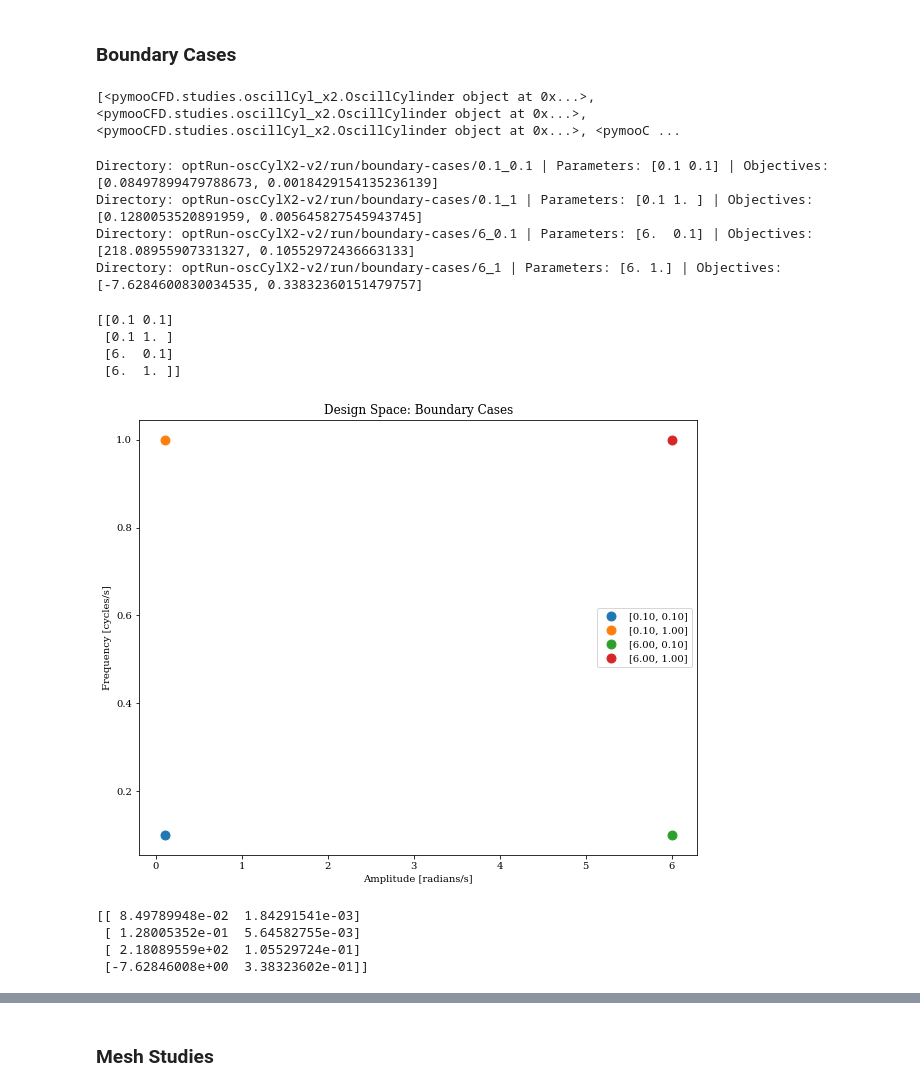
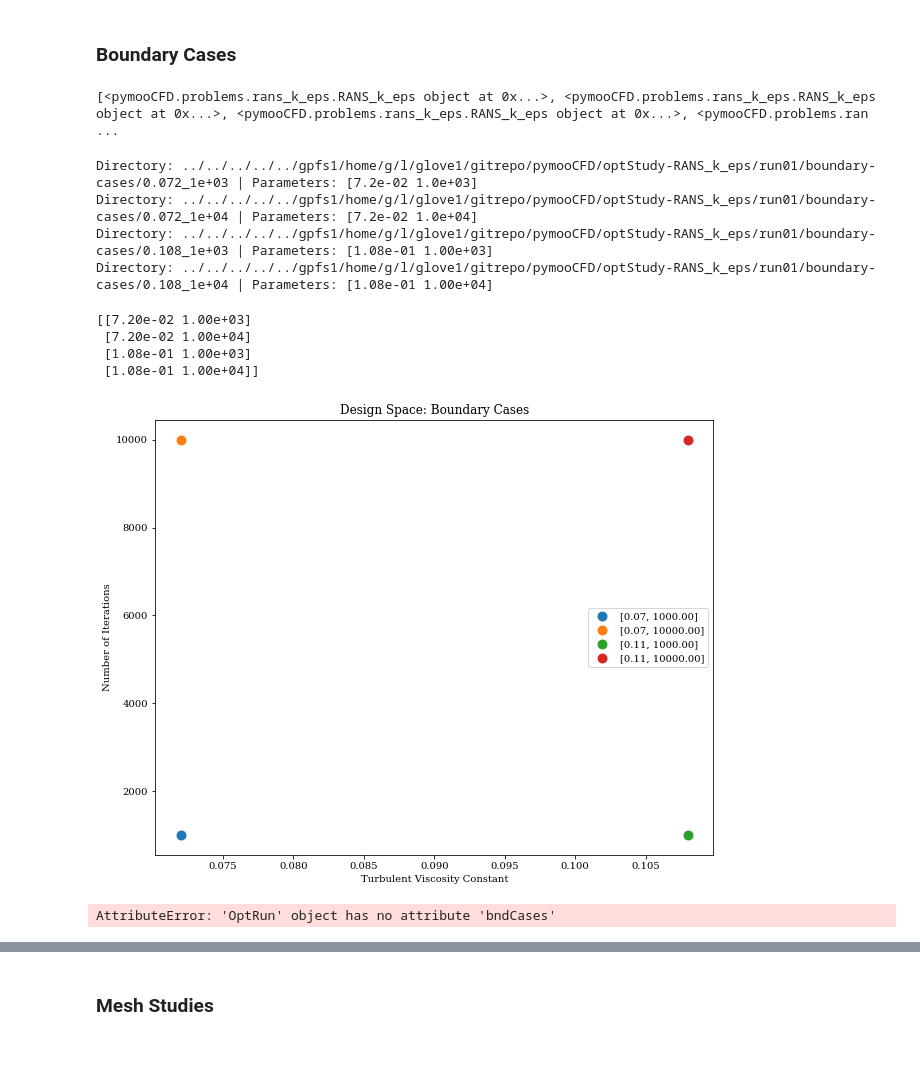
Before and after one commit to gmclove/pymooCFD, a Jupyter notebook: optPostProc.ipynb, the cells around one changed output, grey strips where cells are left out. Drawn from its saved outputs; the diff is of its cells as text; code cells hidden in the pictures; blank space fills up the shorter version.

```diff
--- a/optPostProc.ipynb
+++ b/optPostProc.ipynb
@@ -16,5 +16,5 @@ from pymooCFD.problems
 # %%
-f
+study = MinimizeCFD(RANS_k_eps)
 # from setupOpt import optRun
 # from pymooCFD.studies.oscillCyl_soo import optRun
 #from pymooCFD.studies.compDistOpt_x2 import optRun
@@ -106,2 +65,4 @@ optRun-oscCylX2-v2/run/plots
+# %%
+opt_run = study.opt_runs[0]
 # %% [markdown]
 ### Check Out Data Generated
@@ -386,50 +255,47 @@ Directory: optRun-oscCylX2-v2/run/test_case/mesh_study/meshSF-5.0 | Parameters:
 # %% [markdown]
 ### Boundary Cases
 # %%
-print(optRun.bndCases)
+print(opt_run.bnd_cases)
 # %% [output]
-[<pymooCFD.studies.oscillCyl_x2.OscillCylinder object at 0x...>, <pymooCFD.studies.oscillCyl_x2.OscillCylinder object at 0x...>, <pymooCFD.studies.oscillCyl_x2.OscillCylinder object at 0x...>, <pymooC ...
+[<pymooCFD.problems.rans_k_eps.RANS_k_eps object at 0x...>, <pymooCFD.problems.rans_k_eps.RANS_k_eps object at 0x...>, <pymooCFD.problems.rans_k_eps.RANS_k_eps object at 0x...>, <pymooCFD.problems.ran ...
 # %%
-if optRun.bndCases is not None:
-    for case in optRun.bndCases:
+if opt_run.bnd_cases is not None:
+    for case in opt_run.bnd_cases:
         print(case)
 # %% [output]
-Directory: optRun-oscCylX2-v2/run/boundary-cases/0.1_0.1 | Parameters: [0.1 0.1] | Objectives: [0.08497899479788673, 0.0018429154135236139]
-Directory: optRun-oscCylX2-v2/run/boundary-cases/0.1_1 | Parameters: [0.1 1. ] | Objectives: [0.1280053520891959, 0.005645827545943745]
-Directory: optRun-oscCylX2-v2/run/boundary-cases/6_0.1 | Parameters: [6.  0.1] | Objectives: [218.08955907331327, 0.10552972436663133]
-Directory: optRun-oscCylX2-v2/run/boundary-cases/6_1 | Parameters: [6. 1.] | Objectives: [-7.6284600830034535, 0.33832360151479757]
+Directory: ../../../../../gpfs1/home/g/l/glove1/gitrepo/pymooCFD/optStudy-RANS_k_eps/run01/boundary-cases/0.072_1e+03 | Parameters: [7.2e-02 1.0e+03]
+Directory: ../../../../../gpfs1/home/g/l/glove1/gitrepo/pymooCFD/optStudy-RANS_k_eps/run01/boundary-cases/0.072_1e+04 | Parameters: [7.2e-02 1.0e+04]
+Directory: ../../../../../gpfs1/home/g/l/glove1/gitrepo/pymooCFD/optStudy-RANS_k_eps/run01/boundary-cases/0.108_1e+03 | Parameters: [1.08e-01 1.00e+03]
+Directory: ../../../../../gpfs1/home/g/l/glove1/gitrepo/pymooCFD/optStudy-RANS_k_eps/run01/boundary-cases/0.108_1e+04 | Parameters: [1.08e-01 1.00e+04]
 # %%
-if optRun.bndCases is not None:
-    bndVars = np.array([case.x for case in optRun.bndCases])
-    print(bndVars)
+if opt_run.bnd_cases is not None:
+    bnd_vars = np.array([case.x for case in opt_run.bnd_cases])
+    print(bnd_vars)
 # %% [output]
-[[0.1 0.1]
- [0.1 1. ]
- [6.  0.1]
- [6.  1. ]]
+[[7.20e-02 1.00e+03]
+ [7.20e-02 1.00e+04]
+ [1.08e-01 1.00e+03]
+ [1.08e-01 1.00e+04]]
 # %%
-if optRun.bndCases is not None:
+if opt_run.bnd_cases is not None:
     plot = Scatter(title='Design Space: Boundary Cases',
                    legend=True,
-                   labels=optRun.BaseCase.var_labels,
+                   labels=opt_run.problem.BaseCase.var_labels,
                    figsize=(10,8)
                   )
-    for var in bndVars:
+    for var in bnd_vars:
         plot.add(var, label='[%.2f, %.2f]'%(var[0],var[1]), s=80)
-    path = os.path.join(optRun.runDir, 'boundary-cases', 'bndPts_plot-varSpace.png')
-    plot.save(path, dpi=100)
+#     path = os.path.join(opt_run.rel_path, 'boundary-cases', 'bndPts_plot-varSpace.png')
+#     plot.save(path, dpi=100)
     plot.show()
 # %% [output]
-[figure, old version]
+[figure, new version]
 # %%
 if optRun.bndCases is not None:
     bndObjs = np.array([case.f for case in optRun.bndCases])
     print(bndObjs)
 # %% [output]
-[[ 8.49789948e-02  1.84291541e-03]
- [ 1.28005352e-01  5.64582755e-03]
- [ 2.18089559e+02  1.05529724e-01]
- [-7.62846008e+00  3.38323602e-01]]
+AttributeError: 'OptRun' object has no attribute 'bndCases'
 # %%
 if optRun.bndCases is not None:
     plot = Scatter(title= 'Objective Space: Boundary Cases',
```
Also changed, not shown: parts of 55 cells of this notebook, 1 other file.
